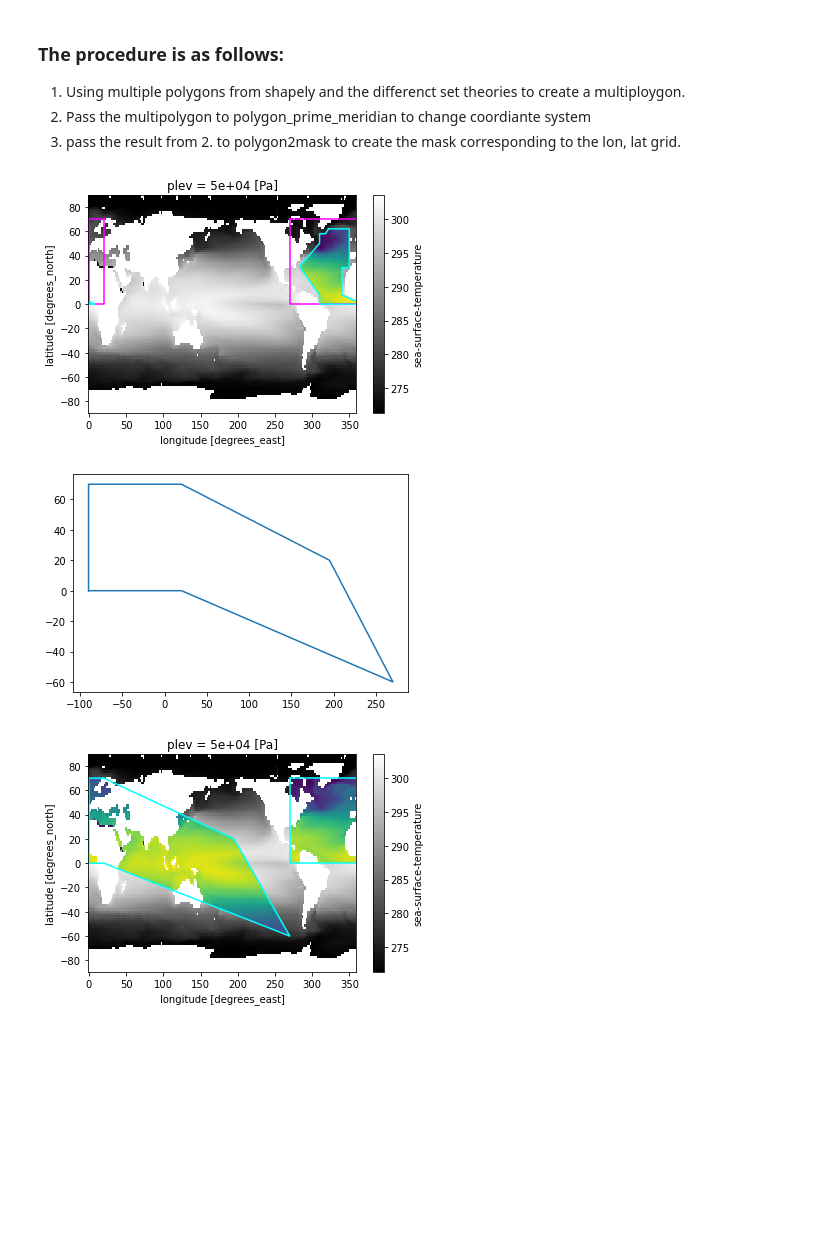
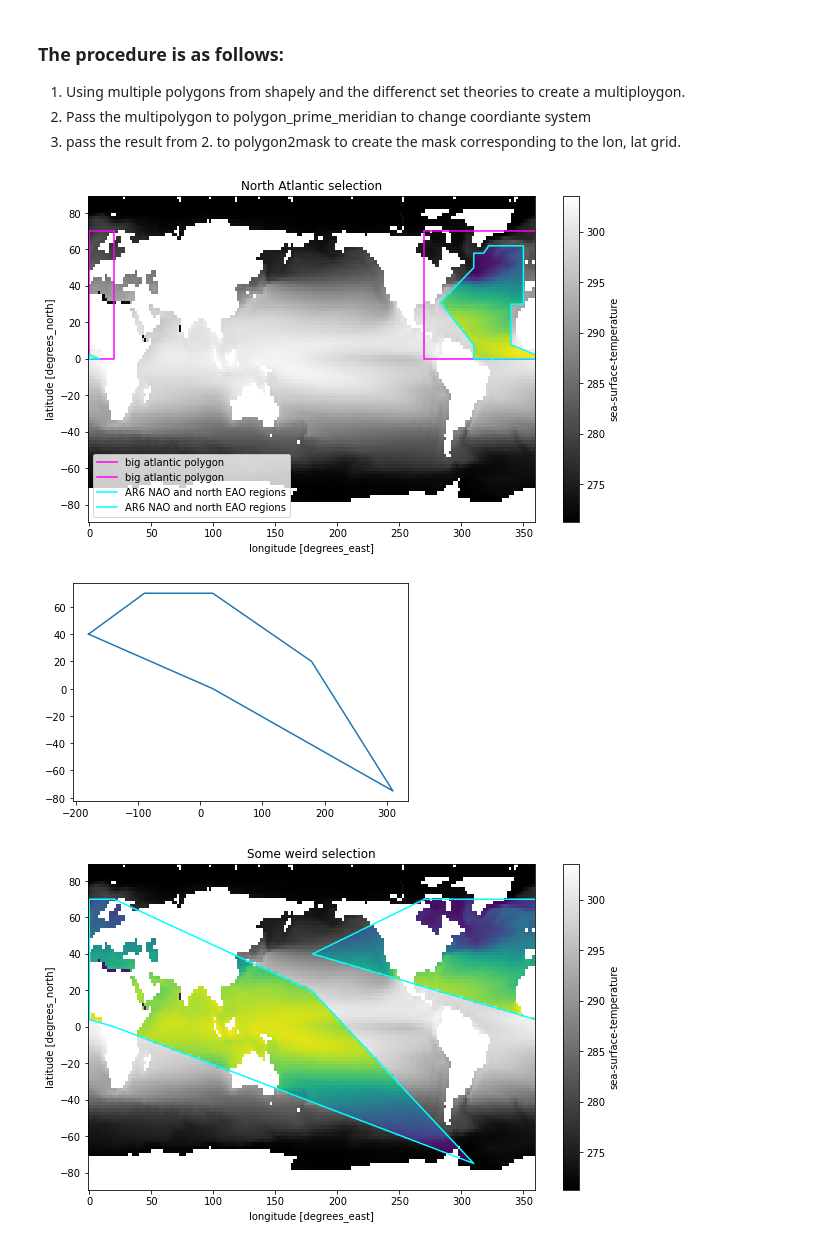
Before and after one commit to MarcoLandtHayen/climate_index_collection, a Jupyter notebook: notebooks/2022-08-25_shapely_masking_PoC.ipynb, the cells around one changed output. Saved outputs shown, nothing was run; the diff lists cells and outputs as text; code cells hidden in the pictures; blank space fills up the shorter version.

```diff
--- a/notebooks/2022-08-25_shapely_masking_PoC.ipynb
+++ b/notebooks/2022-08-25_shapely_masking_PoC.ipynb
@@ -285,28 +224,34 @@ atlantic_pg = polygon_prime_meridian(pg)
 #3.
 atlantic_mask = polygon2mask(sst_mean, atlantic_pg)
 # %%
-fig, ax = plt.subplots(nrows = 1, ncols = 1)
+fig, ax = plt.subplots(nrows = 1, ncols = 1, figsize = (10, 6))
 sst_mean.plot(ax = ax, cmap = "gray")
 sst_mean.where(atlantic_mask).plot(ax = ax, add_colorbar=False)
 
 for temp_pg in polygon_prime_meridian(atlantic_big).geoms :
-    ax.plot(*temp_pg.exterior.xy, color = "magenta")
+    ax.plot(*temp_pg.exterior.xy, color = "magenta", label = "big atlantic polygon")
 for temp_pg in polygon_prime_meridian(atlantic_pg).geoms :
-    ax.plot(*temp_pg.exterior.xy, color = "cyan")
+    ax.plot(*temp_pg.exterior.xy, color = "cyan", label = "AR6 NAO and north EAO regions")
+ax.legend()
+ax.set_title("North Atlantic selection")
+fig.savefig("AtlanticMaskSelection.png")
 # %% [output]
-[figure, old version]
+[figure, new version]
 # %%
-weird_polygon = Polygon([(-90,0), (-90, 70), (20,70), (195, 20), (270, -60), (20, 0)])
+weird_polygon = Polygon([(-180,40), (-90, 70), (20,70), (179, 20), (310, -75), (20, 0)])
 
 plt.plot(*weird_polygon.exterior.xy)
+plt.savefig("WeirdPolygon.png")
 weird_mask = polygon2mask(sst_mean, polygon_prime_meridian(weird_polygon))
 
-fig, ax = plt.subplots(nrows = 1, ncols = 1)
+fig, ax = plt.subplots(nrows = 1, ncols = 1, figsize = (10, 6))
 sst_mean.plot(ax = ax, cmap = "gray")
 sst_mean.where(weird_mask).plot(ax = ax, add_colorbar=False)
 
 for temp_pg in polygon_prime_meridian(weird_polygon).geoms :
     ax.plot(*temp_pg.exterior.xy, color = "cyan")
+ax.set_title("Some weird selection")
+fig.savefig("WeirdSelection.png")
 # %% [output]
-[figure, old version]
+[figure, new version]
-[figure, old version]
+[figure, new version]
```
Also changed, not shown: parts of 11 cells of this notebook, 2 other files.
